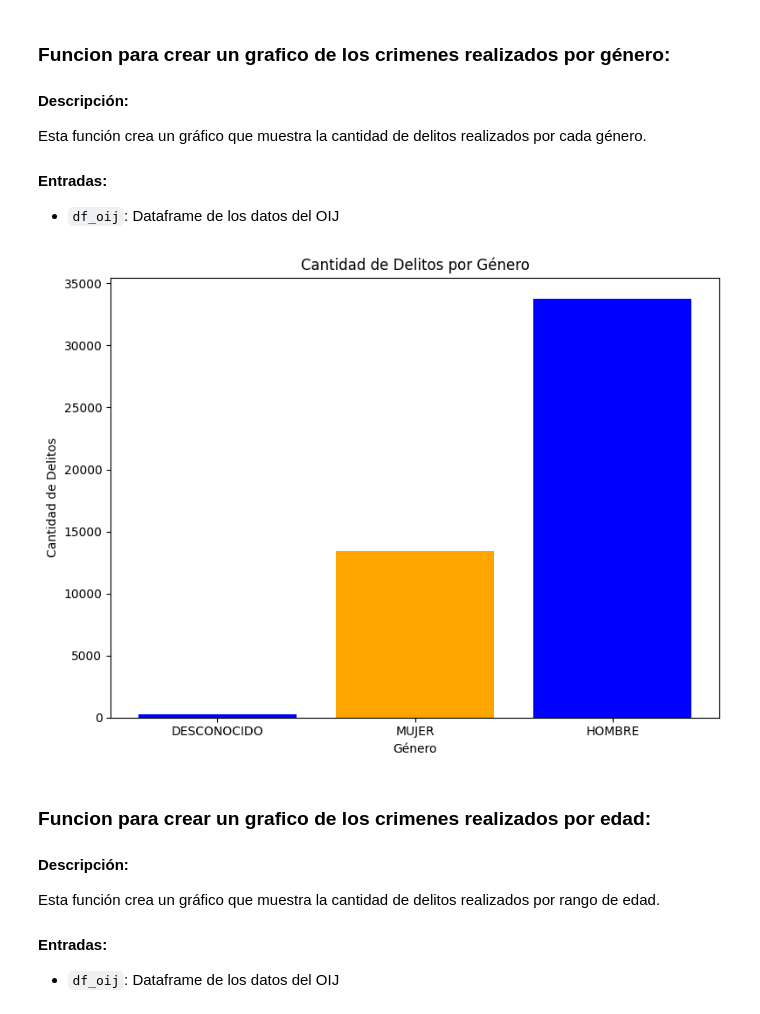
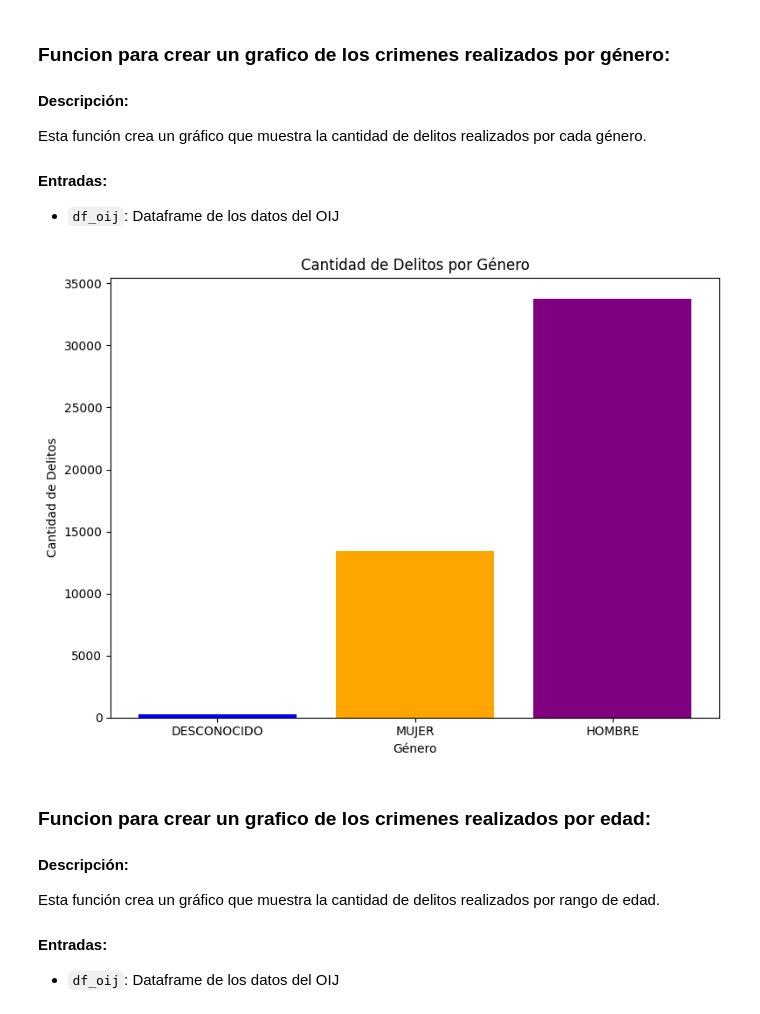
Before and after one commit to yosgarcia/Proyecto3BD2, a Jupyter notebook: Proyecto3.ipynb, the cells around one changed output. Drawn from its saved outputs; the diff is of its cells as text; code cells hidden in the pictures.

```diff
--- a/Proyecto3.ipynb
+++ b/Proyecto3.ipynb
@@ -718,23 +718,23 @@ Esta función crea un gráfico que muestra la cantidad de delitos realizados por
 # %%
 # Función para crear grafico de crimenes realizados por genero
 def crimes_by_gender(df_oij):
     # Se genera el data frame de los crimenes hechos segun el genero y se pasa a Pandas
     crime_by_gender = df_oij.groupBy("Genero").count().orderBy("count")
     crime_by_gender_pandas = crime_by_gender.toPandas()
 
     # Se hace un grafico de barras de lo anterior, usando el Genero como eje X y la cantidad o cuenta del eje Y
     plt.figure(figsize=(8, 6))
-    plt.bar(crime_by_gender_pandas['Genero'], crime_by_gender_pandas['count'], color=['blue', 'orange'])
+    plt.bar(crime_by_gender_pandas['Genero'], crime_by_gender_pandas['count'], color=['blue', 'orange', 'purple'])
     plt.xlabel('Género')
     plt.ylabel('Cantidad de Delitos')
     plt.title('Cantidad de Delitos por Género')
     plt.tight_layout()
     plt.show()
 
 # Se llama a la funcion y se muestra el grafico
 crimes_by_gender(df_oij)
 # %% [output]
-[figure, old version]
+[figure, new version]
 # %% [markdown]
 ### Funcion para crear un grafico de los crimenes realizados por edad:
 
```
Also changed, not shown: parts of 1 cell of this notebook.
